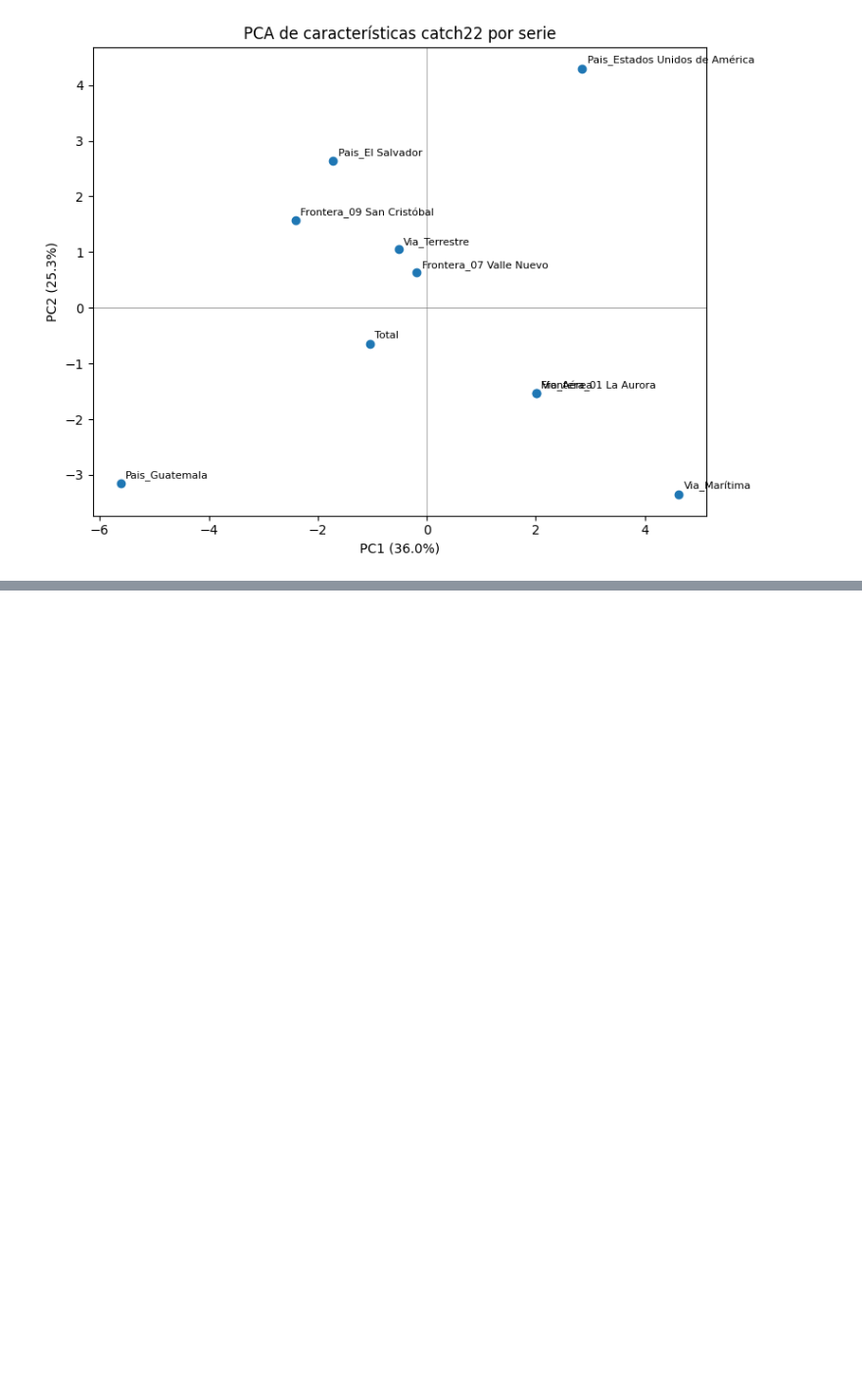
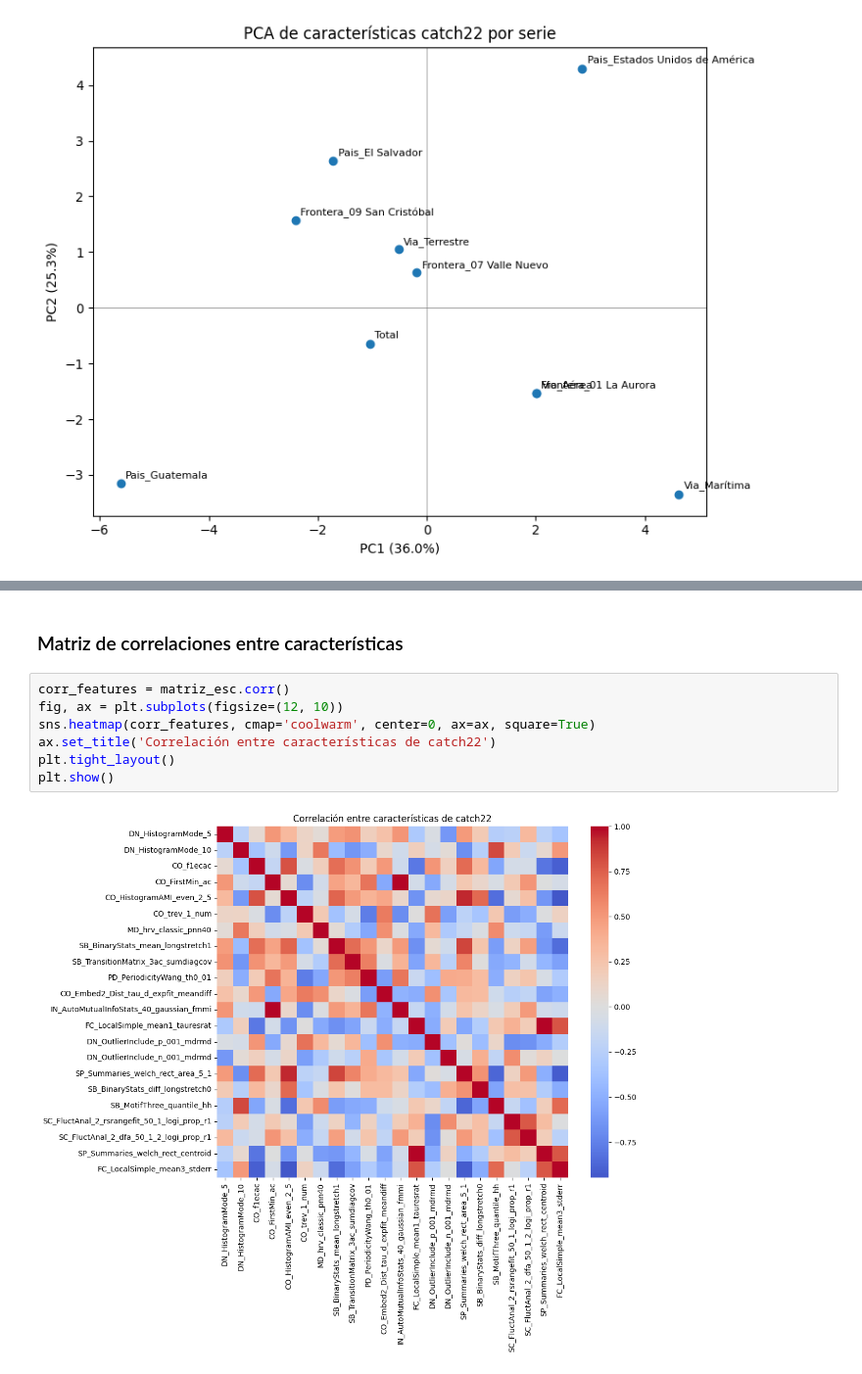
Before and after one commit to Qu3zada22/Laboratorio1-ds, a Jupyter notebook: lab2.ipynb, the cells around one changed output, grey strips where cells are left out. Shown at 98% size. Cells and saved outputs as stored; diff of their text form; blank space fills up the shorter version.

```diff
--- a/lab2.ipynb
+++ b/lab2.ipynb
@@ -351,0 +410,11 @@ Varianza explicada: [0.36  0.253]
+# %% [markdown]
+### Matriz de correlaciones entre características
+# %%
+corr_features = matriz_esc.corr()
+fig, ax = plt.subplots(figsize=(12, 10))
+sns.heatmap(corr_features, cmap='coolwarm', center=0, ax=ax, square=True)
+ax.set_title('Correlación entre características de catch22')
+plt.tight_layout()
+plt.show()
+# %% [output]
+[figure, added]
```
Also changed, not shown: parts of 11 cells of this notebook.
